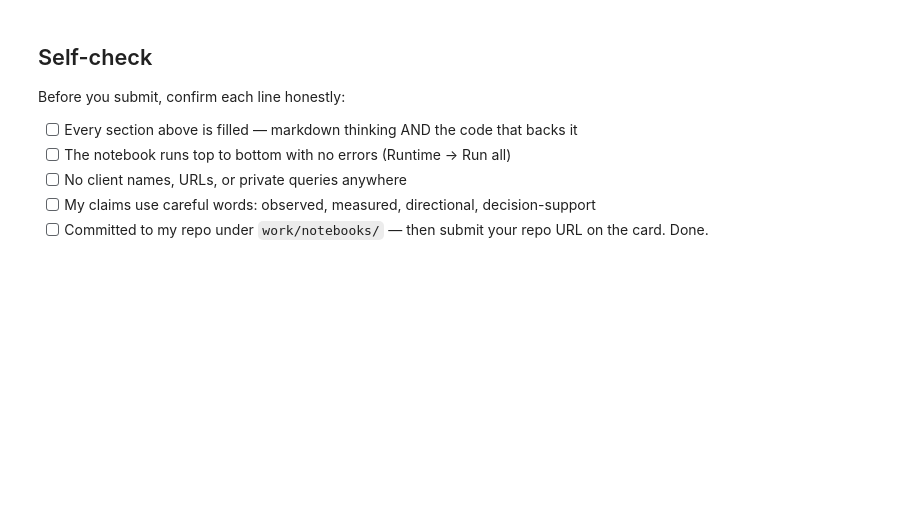
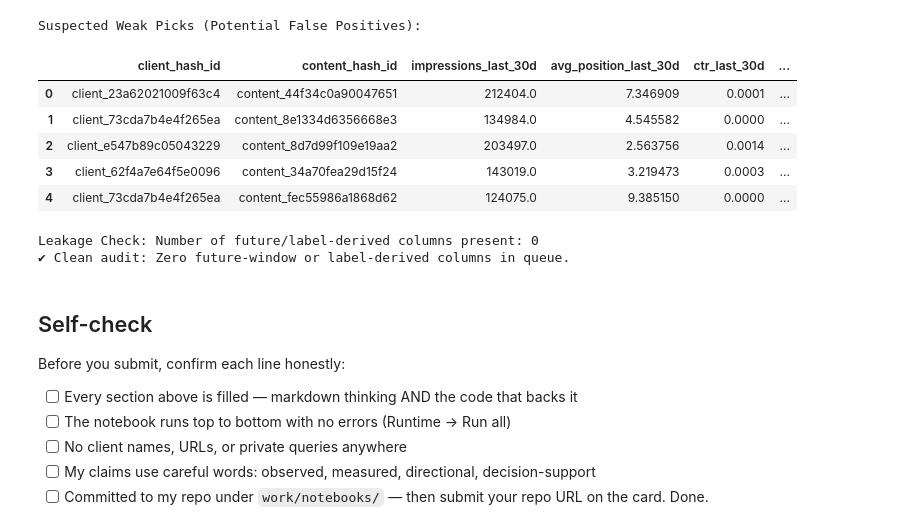
Before and after one commit to Venomm777/FlyAi, a Jupyter notebook: work/notebooks/w04_baseline_score.ipynb, the cells around one changed output. Drawn from its saved outputs; the diff is of its cells as text; code cells hidden in the pictures; blank space fills up the shorter version.

```diff
--- a/work/notebooks/w04_baseline_score.ipynb
+++ b/work/notebooks/w04_baseline_score.ipynb
@@ -37,3 +251,38 @@ This skeleton is yours to fill. Work the sections **in order** — each one has
+# %%
+# 1. Identify Weak Picks: High impressions but negligible CTR in top ranks
+weak_candidates = queue_df[
+    (queue_df["avg_position_last_30d"] <= 10.0) &
+    (queue_df["ctr_last_30d"] < 0.005) &
+    (queue_df["impressions_last_30d"] > 500)
+].head(5)
+
+print("Suspected Weak Picks (Potential False Positives):")
+display(weak_candidates[[
+    "client_hash_id",
+    "content_hash_id",
+    "impressions_last_30d",
+    "avg_position_last_30d",
+    "ctr_last_30d",
+    "baseline_score",
+    "reason_code",
+    "action_label"
+]])
+
+# 2. Programmatic Leakage Verification Check
+leaked_columns = [col for col in queue_df.columns if "next" in col.lower() or "future" in col.lower() or "trend" in col.lower()]
+print(f"\nLeakage Check: Number of future/label-derived columns present: {len(leaked_columns)}")
+assert len(leaked_columns) == 0, "Warning: Potential leaked feature detected!"
+print("✔ Clean audit: Zero future-window or label-derived columns in queue.")
+# %% [output]
+Suspected Weak Picks (Potential False Positives):
+|  | client_hash_id | content_hash_id | impressions_last_30d | avg_position_last_30d | ctr_last_30d | ... |
+| 0 | client_23a62021009f63c4 | content_44f34c0a90047651 | 212404.0 | 7.346909 | 0.0001 | ... |
+| 1 | client_73cda7b4e4f265ea | content_8e1334d6356668e3 | 134984.0 | 4.545582 | 0.0000 | ... |
+| 2 | client_e547b89c05043229 | content_8d7d99f109e19aa2 | 203497.0 | 2.563756 | 0.0014 | ... |
+| 3 | client_62f4a7e64f5e0096 | content_34a70fea29d15f24 | 143019.0 | 3.219473 | 0.0003 | ... |
+| 4 | client_73cda7b4e4f265ea | content_fec55986a1868d62 | 124075.0 | 9.385150 | 0.0000 | ... |
+Leakage Check: Number of future/label-derived columns present: 0
+✔ Clean audit: Zero future-window or label-derived columns in queue.
 # %% [markdown]
 ## Self-check
 
```
Also changed, not shown: parts of 16 cells of this notebook.
